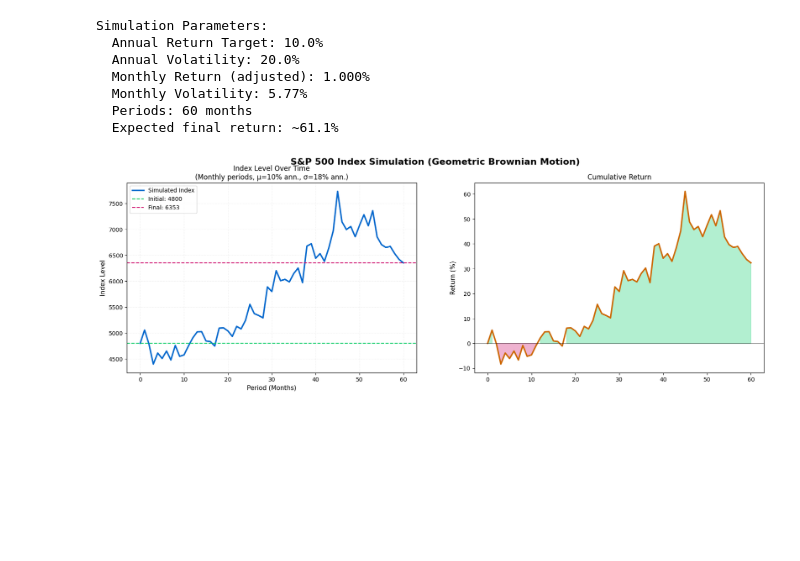
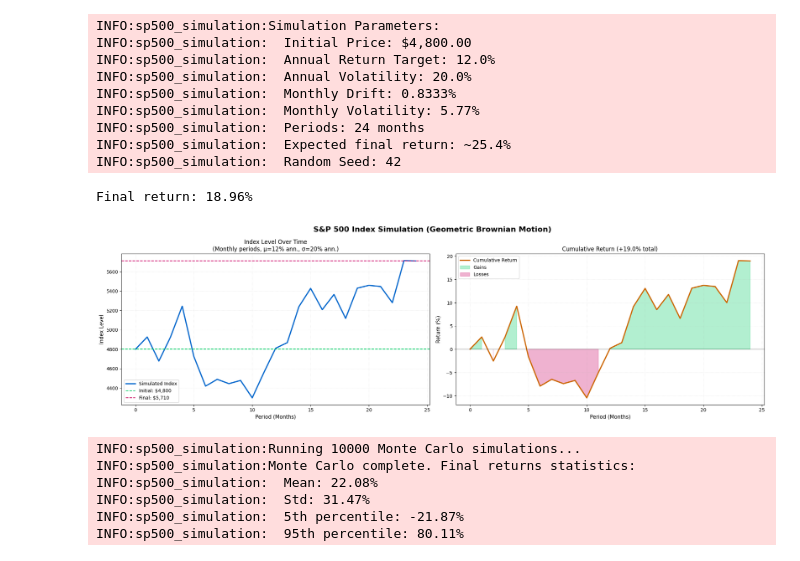
Before and after one commit to lmrojasv99/stochastic-asset-engine, a Jupyter notebook: SP500Modling.ipynb, the cells around one changed output. Cells and saved outputs as stored; diff of their text form; code cells hidden in the pictures; blank space fills up the shorter version.

```diff
--- a/SP500Modling.ipynb
+++ b/SP500Modling.ipynb
@@ -1,25 +1,29 @@
 # %%
 from sp500_simulation import SP500Index, NormalRandomVariable
 
-# Initialize the asset
-sp500 = SP500Index(initial_price=4800)
 
-# Run simulation using Normal Distribution
-prices = sp500.simulate_index(
-    var_class=NormalRandomVariable,
-    n_periods=60,            # 5 Years
-    annual_return=0.10,      # 10% Drift
-    annual_volatility=0.20   # 18% Volatility
-)
+sim = SP500Index(initial_price=4800, seed=42)
+result = sim.simulate(n_periods=24, annual_return=0.12, annual_volatility=0.20)
+print(f"Final return: {result.final_return_pct:.2f}%")
+sim.view_results(result)
 
-# Visualize
-sp500.view_results()
+# Monte Carlo analysis
+paths = sim.run_monte_carlo(n_simulations=10000)
 # %% [output]
-Simulation Parameters:
-  Annual Return Target: 10.0%
-  Annual Volatility: 20.0%
-  Monthly Return (adjusted): 1.000%
-  Monthly Volatility: 5.77%
-  Periods: 60 months
-  Expected final return: ~61.1%
+INFO:sp500_simulation:Simulation Parameters:
+INFO:sp500_simulation:  Initial Price: $4,800.00
+INFO:sp500_simulation:  Annual Return Target: 12.0%
+INFO:sp500_simulation:  Annual Volatility: 20.0%
+INFO:sp500_simulation:  Monthly Drift: 0.8333%
+INFO:sp500_simulation:  Monthly Volatility: 5.77%
+INFO:sp500_simulation:  Periods: 24 months
+INFO:sp500_simulation:  Expected final return: ~25.4%
+INFO:sp500_simulation:  Random Seed: 42
+Final return: 18.96%
-[figure, old version]
+[figure, new version]
+INFO:sp500_simulation:Running 10000 Monte Carlo simulations...
+INFO:sp500_simulation:Monte Carlo complete. Final returns statistics:
+INFO:sp500_simulation:  Mean: 22.08%
+INFO:sp500_simulation:  Std: 31.47%
+INFO:sp500_simulation:  5th percentile: -21.87%
+INFO:sp500_simulation:  95th percentile: 80.11%
```
Also changed, not shown: 2 other files.
